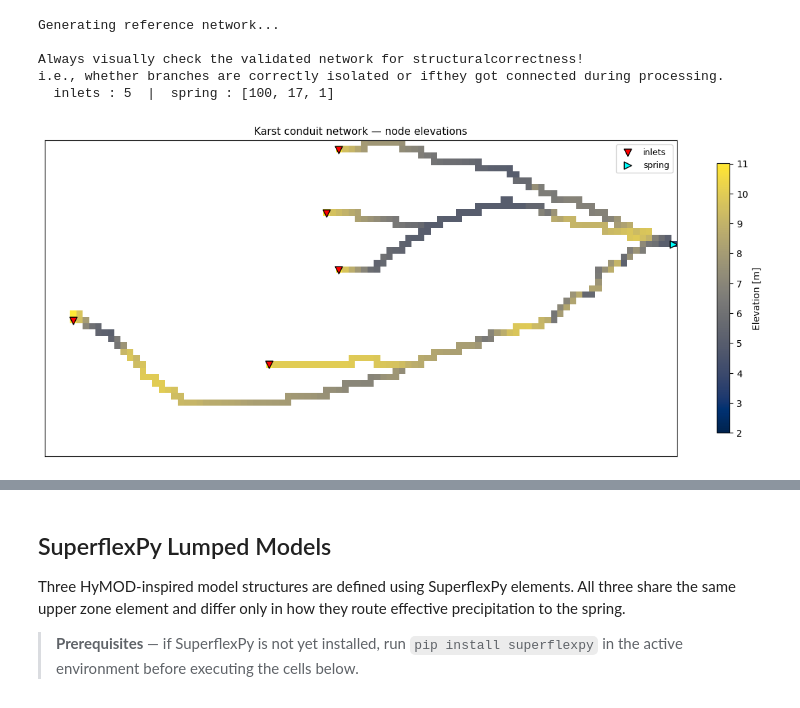
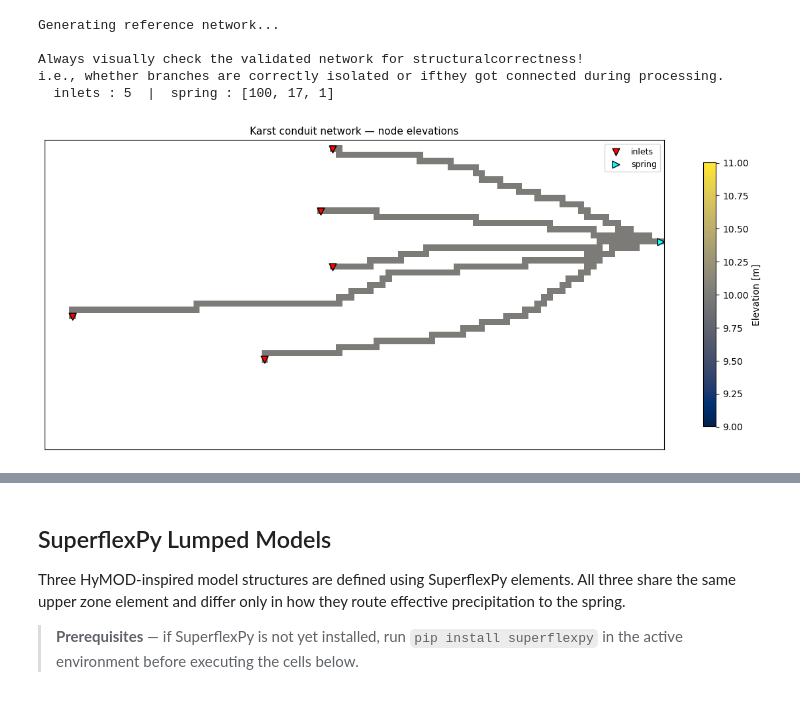
Before and after one commit to iGW-TU-Dresden/CFPy, a Jupyter notebook: vlab/examples/VLAB_06.ipynb, the cells around one changed output, grey strips where cells are left out. Cells and saved outputs as stored; diff of their text form; code cells hidden in the pictures.

```diff
--- a/vlab/examples/VLAB_06.ipynb
+++ b/vlab/examples/VLAB_06.ipynb
@@ -36,9 +36,9 @@ from pathlib import Path
 # %% [markdown]
 ## Configuration
 # %%
-N_DAYS         = 10           # 10-day study window at hourly resolution
+N_DAYS         = 10 # 18 # 10           # 10-day study window at hourly resolution
 N_HOURS        = N_DAYS * 24  # 240 hourly stress periods
-START          = 104          # starting index in the daily climate data
+START          = 29 # 8 # 104          # starting index in the daily climate data
 NSTP           = 1            # 1 internal time step per MODFLOW stress period
 N_WARMUP_TILES = 5            # how many times to tile the forcing for warmup
                               # (matches vlab.Epikarst n_tiles default)
@@ -82,19 +109,22 @@ the same pattern as in VLAB_05.
 # %%
 s = vlab.System(
     temporal_resolution='hourly',
-    groundwater=vlab.Groundwater(nstp=NSTP),
+    lay_elevs=[300., 0.],
+    groundwater=vlab.Groundwater(nstp=NSTP, nz=10),
     data=data,
     recharge_params=vlab.RechargeParams(stochastic=False),
     network_structure=vlab.NetworkStructure(stochastic=False),
     network_properties=vlab.NetworkProperties(
         stochastic=False,
-        values={"k_exchange": 1e-3}),
-    aquifer_params=vlab.AquiferParams(stochastic=False),
+        values={"k_exchange": 1e-2}),
+    aquifer_params=vlab.AquiferParams(
+        stochastic=False,
+        values={"hk": 1e-2}),
 )
 
 print("Generating reference network...")
 network = s.generate_network(
-    random_state=None, working_dir=WORKING_DIR, cleanup=True
+    random_state=None, working_dir=WORKING_DIR, cleanup=True, flat_network=True,
 )
 print(f"  inlets : {len(network.idxs_inlet)}  |  spring : {network.idxs_spring}")
 # %% [output]
@@ -106,28 +136,28 @@ i.e., whether branches are correctly isolated or ifthey got connected during pro
 # %%
 # Manually plot the conduit network: node elevations (colour) + inlet/spring markers.
 # Cells with no conduit (elevation = 0) are shown as white (NaN).
 fig, ax = plt.subplots(figsize=(12, 6))
 
 nplot = network.validator.network.copy().astype(float)
 nplot[nplot == 0] = np.nan
 
-im = ax.matshow(nplot, cmap='cividis', vmin=2, vmax=11)
+im = ax.matshow(nplot, cmap='cividis')
 plt.colorbar(im, ax=ax, label='Elevation [m]', shrink=0.7)
 
 inlets = np.array(network.idxs_inlet)   # shape (n_inlets, 3): [col, row, lay] 1-based
 ax.scatter(inlets[:, 0] - 1, inlets[:, 1] - 1,
            c='r', marker='v', edgecolors='k', s=60, zorder=5, label='inlets')
 ax.scatter([network.idxs_spring[0] - 1], [network.idxs_spring[1] - 1],
            c='cyan', marker='>', edgecolors='k', s=60, zorder=5, label='spring')
 
 ax.set_xticks([])
 ax.set_yticks([])
 ax.legend(fontsize=9, loc='upper right')
 plt.title('Karst conduit network — node elevations', fontsize=11)
 plt.tight_layout()
 plt.show()
 # %% [output]
-[figure, old version]
+[figure, new version]
 # %%
 print("Running reference simulation (hourly, 10 days = 240 stress periods)...")
 success, Q_ref, heads = s.simulate_from_network(
```
Also changed, not shown: parts of 9 cells of this notebook, 1 other file.
